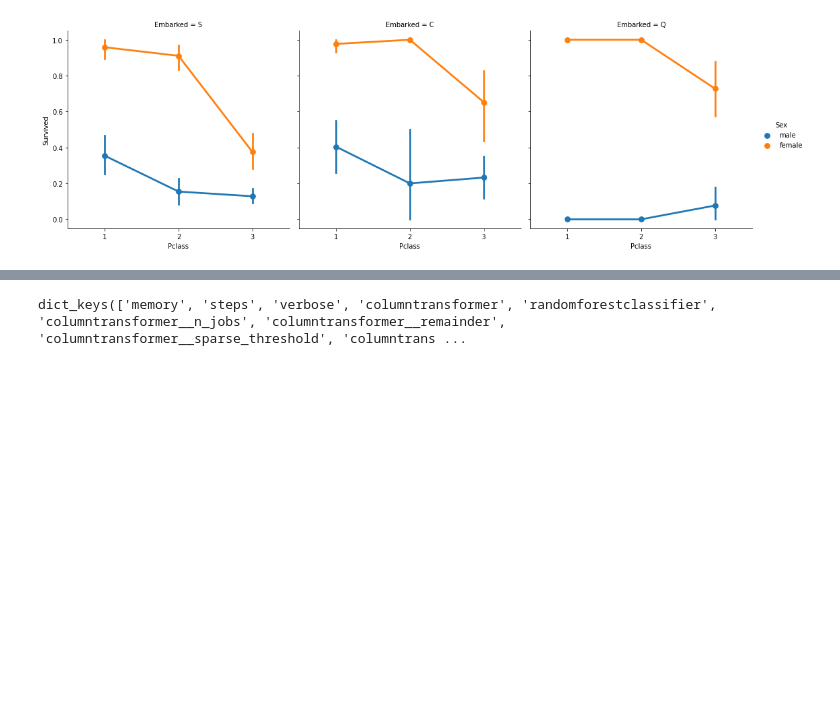
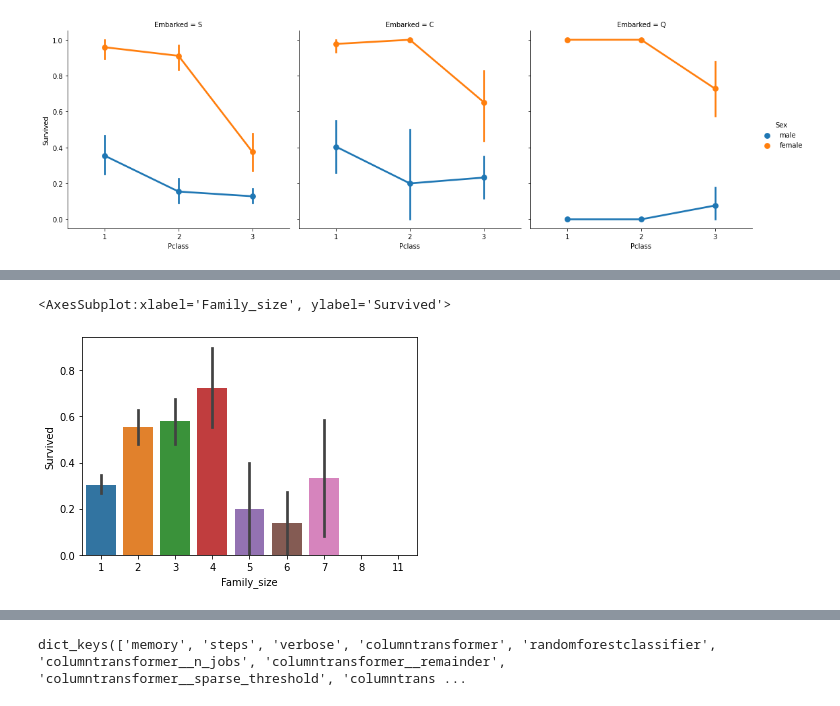
Before and after one commit to m4x18a/ML_tasks, a Jupyter notebook: titanic-new_features-gccv-forest-and-pipelines.ipynb, the cells around one changed output, grey strips where cells are left out. Cells and saved outputs as stored; diff of their text form; code cells hidden in the pictures; blank space fills up the shorter version.

```diff
--- a/titanic-new_features-gccv-forest-and-pipelines.ipynb
+++ b/titanic-new_features-gccv-forest-and-pipelines.ipynb
@@ -360,0 +200,3 @@ test_df.loc[test_df['Ticket_group'].isin([2,3,4]), 'Ticket_label'] = 1
+# %%
+df['Acronym'].replace(['Rev', 'Dr', 'Col', 'Major', 'Capt', 'Lady', 'Sir', 'Don', 'Dona', 'Countess', 'Jonkheer'], 'Rare', inplace=True)
+df['Acronym'].replace(['Mlle', 'Ms', 'Mme'], ['Miss', 'Mrs', 'Mrs'], inplace=True)
@@ -360,0 +213,12 @@ test_df.loc[test_df['Ticket_group'].isin([2,3,4]), 'Ticket_label'] = 1
+# %%
+df['Age'] = df['Age'].fillna(df.groupby('Acronym')['Age'].transform('mean'))
+# %%
+df['Family_size'] = df['SibSp'] + df['Parch'] + 1
+# %%
+df['Alone'] = 0
+df.loc[df['Family_size'] == 1, 'Alone'] = 1
+# %%
+sns.barplot(x='Family_size', y='Survived', data=df)
+# %% [output]
+<AxesSubplot:xlabel='Family_size', ylabel='Survived'>
+[figure, added]
```
Also changed, not shown: parts of 65 cells of this notebook.
